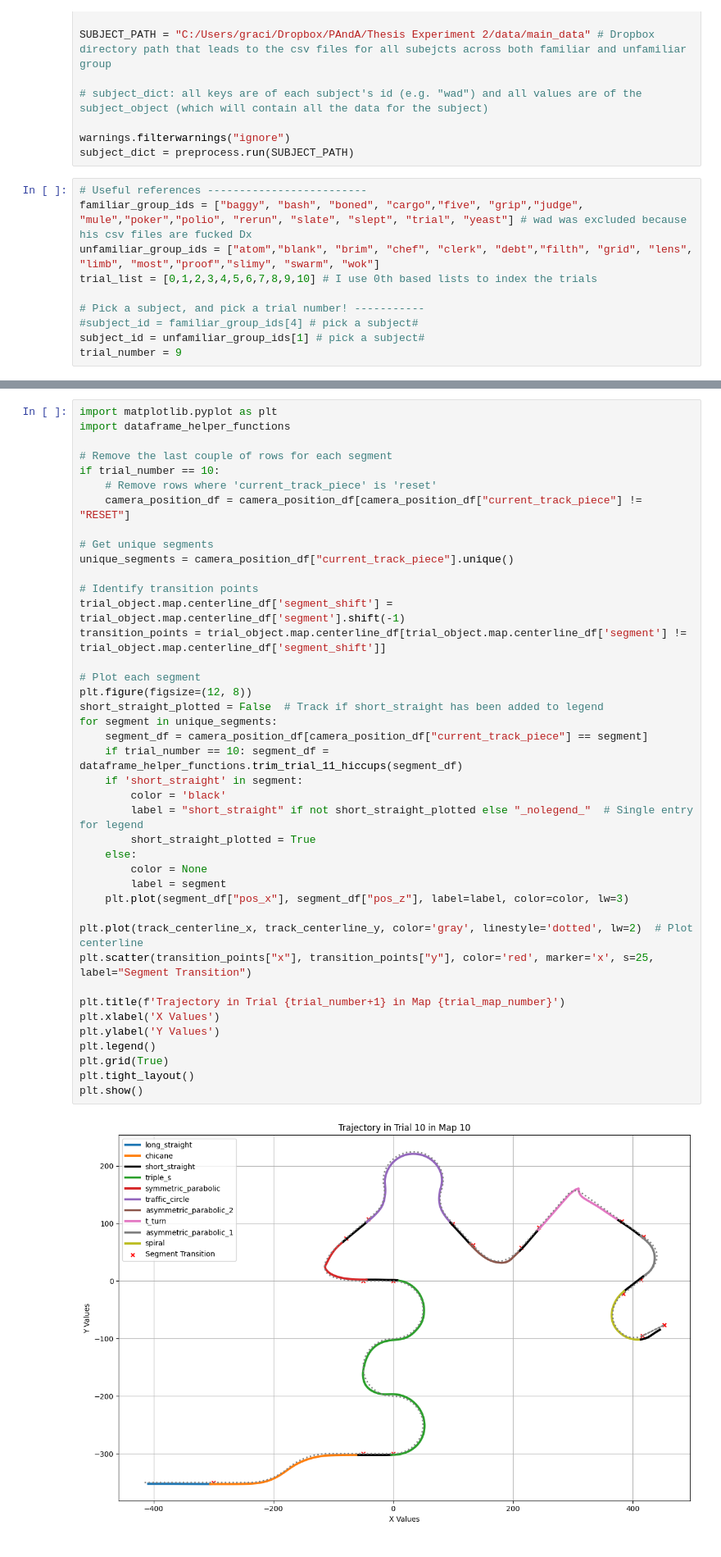
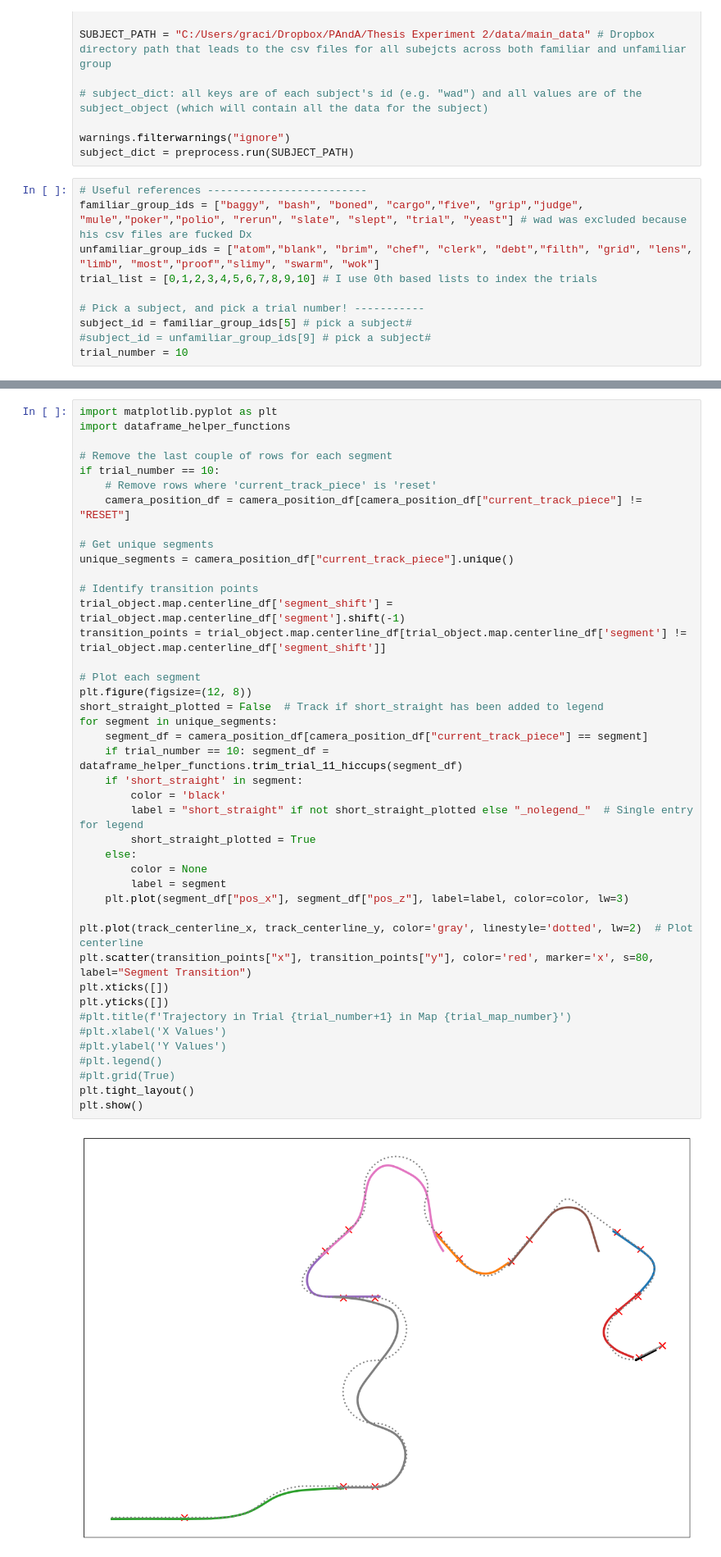
Before and after one commit to GraceRoessling/driving_exp_1_analyses, a Jupyter notebook: experiment_analyses/jupyter_notebooks/Get_subject_data.ipynb, the cells around one changed output, grey strips where cells are left out. Shown: that part at 82% size. Drawn from its saved outputs; the diff is of its cells as text.

```diff
--- a/experiment_analyses/jupyter_notebooks/Get_subject_data.ipynb
+++ b/experiment_analyses/jupyter_notebooks/Get_subject_data.ipynb
@@ -25,9 +25,9 @@ unfamiliar_group_ids = ["atom","blank", "brim", "chef", "clerk", "debt","filth",
 trial_list = [0,1,2,3,4,5,6,7,8,9,10] # I use 0th based lists to index the trials
 
 # Pick a subject, and pick a trial number! -----------
-#subject_id = familiar_group_ids[4] # pick a subject#
-subject_id = unfamiliar_group_ids[1] # pick a subject#
-trial_number = 9
+subject_id = familiar_group_ids[5] # pick a subject#
+#subject_id = unfamiliar_group_ids[9] # pick a subject#
+trial_number = 10
 # %%
 # Get objects associated to a given subject and their trial
 subject_object = subject_dict[subject_id]
@@ -184,41 +184,42 @@ import dataframe_helper_functions
 if trial_number == 10:
     # Remove rows where 'current_track_piece' is 'reset'
     camera_position_df = camera_position_df[camera_position_df["current_track_piece"] != "RESET"]
 
 # Get unique segments
 unique_segments = camera_position_df["current_track_piece"].unique()
 
 # Identify transition points
 trial_object.map.centerline_df['segment_shift'] = trial_object.map.centerline_df['segment'].shift(-1)
 transition_points = trial_object.map.centerline_df[trial_object.map.centerline_df['segment'] != trial_object.map.centerline_df['segment_shift']]
 
 # Plot each segment
 plt.figure(figsize=(12, 8))
 short_straight_plotted = False  # Track if short_straight has been added to legend
 for segment in unique_segments:
     segment_df = camera_position_df[camera_position_df["current_track_piece"] == segment]
     if trial_number == 10: segment_df = dataframe_helper_functions.trim_trial_11_hiccups(segment_df)
     if 'short_straight' in segment:
         color = 'black'
         label = "short_straight" if not short_straight_plotted else "_nolegend_"  # Single entry for legend
         short_straight_plotted = True
     else:
         color = None
         label = segment
     plt.plot(segment_df["pos_x"], segment_df["pos_z"], label=label, color=color, lw=3)
 
 plt.plot(track_centerline_x, track_centerline_y, color='gray', linestyle='dotted', lw=2)  # Plot centerline
-plt.scatter(transition_points["x"], transition_points["y"], color='red', marker='x', s=25, label="Segment Transition")
-
-plt.title(f'Trajectory in Trial {trial_number+1} in Map {trial_map_number}')
-plt.xlabel('X Values')
-plt.ylabel('Y Values')
-plt.legend()
-plt.grid(True)
+plt.scatter(transition_points["x"], transition_points["y"], color='red', marker='x', s=80, label="Segment Transition")
+plt.xticks([])
+plt.yticks([])
+#plt.title(f'Trajectory in Trial {trial_number+1} in Map {trial_map_number}')
+#plt.xlabel('X Values')
+#plt.ylabel('Y Values')
+#plt.legend()
+#plt.grid(True)
 plt.tight_layout()
 plt.show()
 # %% [output]
-[figure, old version]
+[figure, new version]
 # %%
 
 
```
Also changed, not shown: parts of 4 cells of this notebook, 2 other files.
